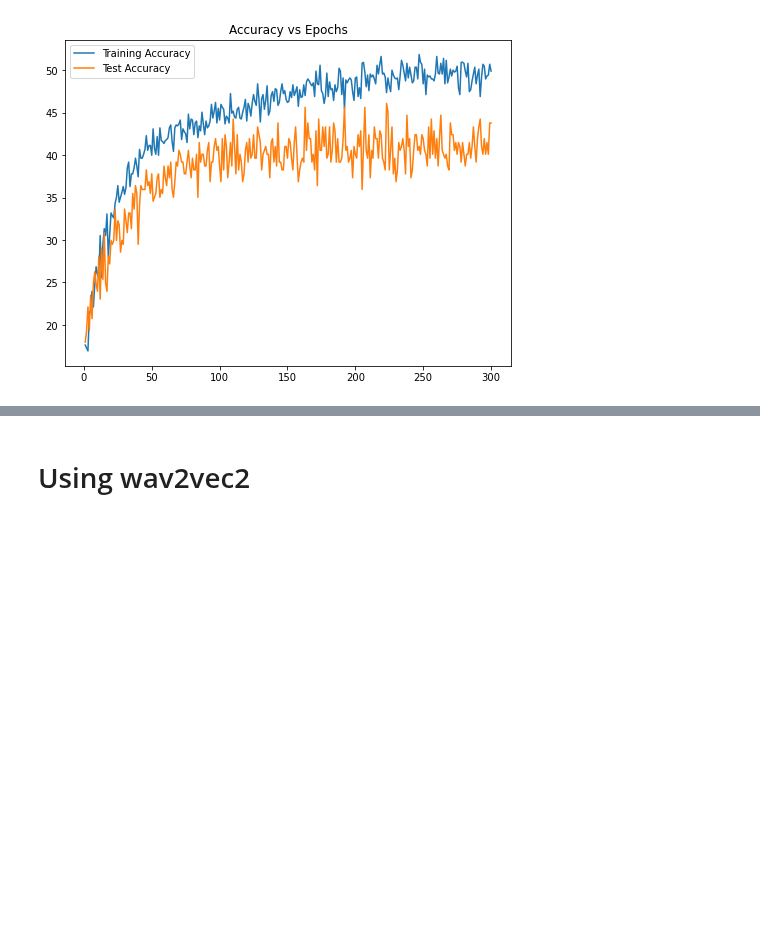
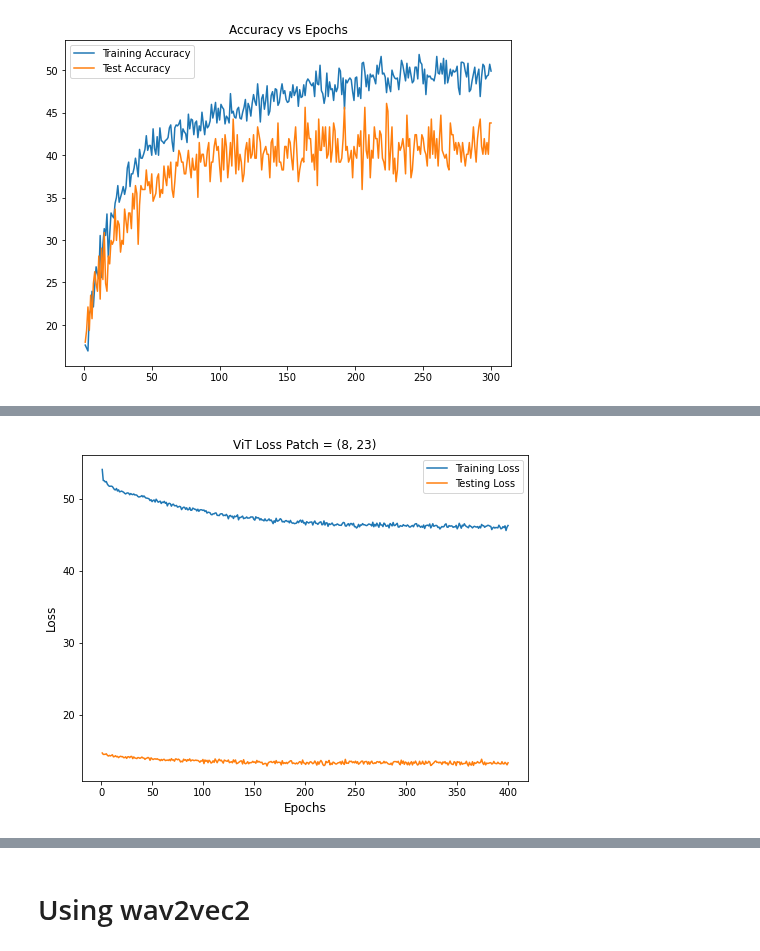
Before and after one commit to pakdaniel/DataMiningFinal, a Jupyter notebook: DataMiningFinal.ipynb, the cells around one changed output, grey strips where cells are left out. Drawn from its saved outputs; the diff is of its cells as text; code cells hidden in the pictures; blank space fills up the shorter version.

```diff
--- a/DataMiningFinal.ipynb
+++ b/DataMiningFinal.ipynb
@@ -983,0 +977,38 @@ plt.show()
+# %%
+# 88200
+# model = ViT(
+#     image_size = (64, 1379),
+#     patch_size = (32, 197),
+#     num_classes = 6,
+#     dim = 1024,
+#     depth = 6,
+#     heads = 16,
+#     mlp_dim = 2048,
+#     dropout = 0.1,
+#     emb_dropout = 0.1,
+#     channels = 1
+# ).to(device)
+
+#44100
+patch_size = (8, 23)
+model = ViT(
+    image_size = (64, 690),
+    patch_size = patch_size,
+    num_classes = 6,
+    dim = 200,
+    depth = 5,
+    heads = 16,
+    mlp_dim = 300,
+    dropout = 0.05,
+    emb_dropout = 0.05,
+    channels = 1
+).to(device)
+
+learning_rate = 0.000005 # 0.00002
+optimizer = torch.optim.Adam(model.parameters(),
+                             lr=learning_rate,
+                             weight_decay = 1e-6)
+criterion = nn.CrossEntropyLoss()
+scheduler = torch.optim.lr_scheduler.StepLR(optimizer,
+                                            step_size=50,
+                                            gamma=0.98)
@@ -983,0 +1096,4 @@ plt.show()
+# %%
+plot_loss(df_ViT3, title=f"ViT Loss Patch = {patch_size}")
+# %% [output]
+[figure, added]
```
Also changed, not shown: parts of 12 cells of this notebook.
